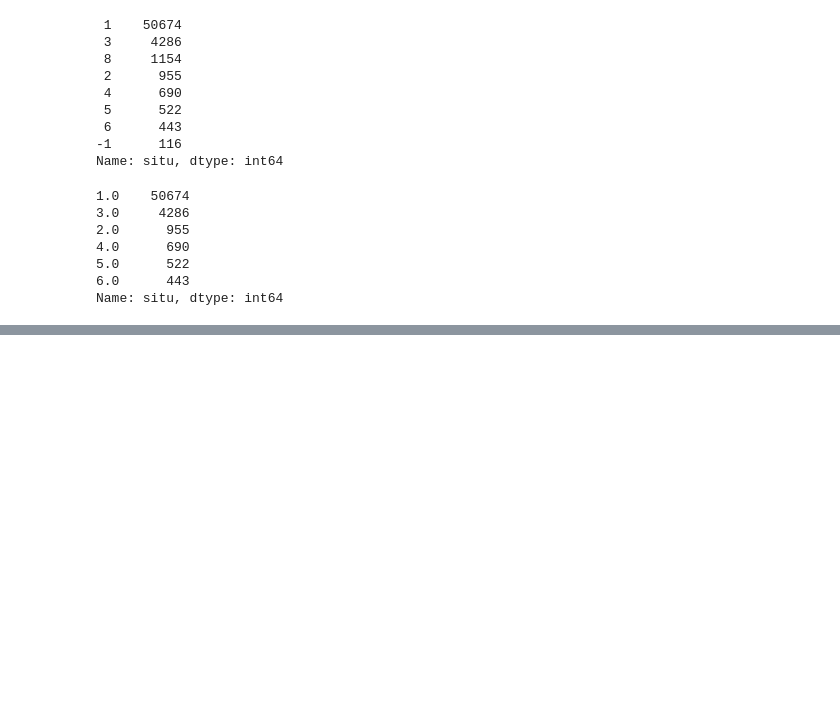
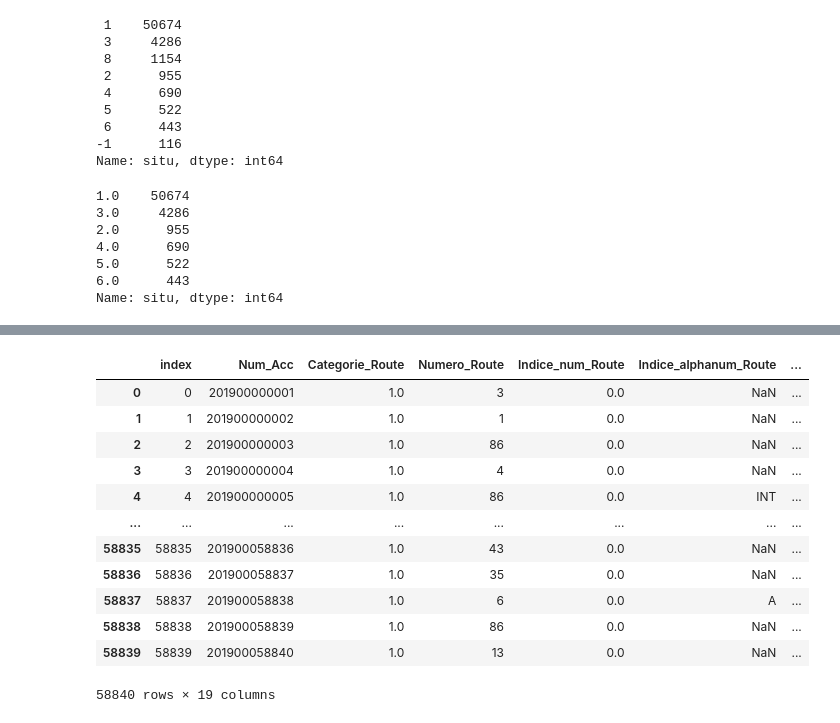
Before and after one commit to Assurance-Project-secure-road/analyse, a Jupyter notebook: Analyse Lieux.ipynb, the cells around one changed output, grey strips where cells are left out. Cells and saved outputs as stored; diff of their text form; code cells hidden in the pictures; blank space fills up the shorter version.

```diff
--- a/Analyse Lieux.ipynb
+++ b/Analyse Lieux.ipynb
@@ -346,0 +363,40 @@ Name: v2, dtype: int64
+# %%
+data = data.rename(
+    columns={
+        "catr": "Categorie_Route",
+        "voie": "Numero_Route",
+        "v1": "Indice_num_Route",
+        "v2": "Indice_alphanum_Route",
+        "circ": "Circulation_Route",
+        "nbv": "Nb_voie_Route",
+        "vosp": "Type_voie_Route",
+        "prof": "Declivite_Route",
+        "pr": "Num_borne_Route",
+        "pr1": "Distance_Borne_Route",
+        "plan": "Tracer_plan_Route",
+        "lartpc": "Largeur_TPC_Route",
+        "larrout": "Largeur_Route",
+        "surf": "Surface_Route",
+        "infra": "Infrastructure_Route",
+        "situ": "Situation_Acc_Route",
+        "vma": "Vitesse_max_Route",
+    }
+)
+# %%
+data = data.reset_index()
+# %%
+data
+# %% [output]
+|  | index | Num_Acc | Categorie_Route | Numero_Route | Indice_num_Route | Indice_alphanum_Route | ... |
+| 0 | 0 | 201900000001 | 1.0 | 3 | 0.0 | NaN | ... |
+| 1 | 1 | 201900000002 | 1.0 | 1 | 0.0 | NaN | ... |
+| 2 | 2 | 201900000003 | 1.0 | 86 | 0.0 | NaN | ... |
+| 3 | 3 | 201900000004 | 1.0 | 4 | 0.0 | NaN | ... |
+| 4 | 4 | 201900000005 | 1.0 | 86 | 0.0 | INT | ... |
+| ... | ... | ... | ... | ... | ... | ... | ... |
+| 58835 | 58835 | 201900058836 | 1.0 | 43 | 0.0 | NaN | ... |
+| 58836 | 58836 | 201900058837 | 1.0 | 35 | 0.0 | NaN | ... |
+| 58837 | 58837 | 201900058838 | 1.0 | 6 | 0.0 | A | ... |
+| 58838 | 58838 | 201900058839 | 1.0 | 86 | 0.0 | NaN | ... |
+| 58839 | 58839 | 201900058840 | 1.0 | 13 | 0.0 | NaN | ... |
+58840 rows × 19 columns
```
Also changed, not shown: parts of 11 cells of this notebook.
